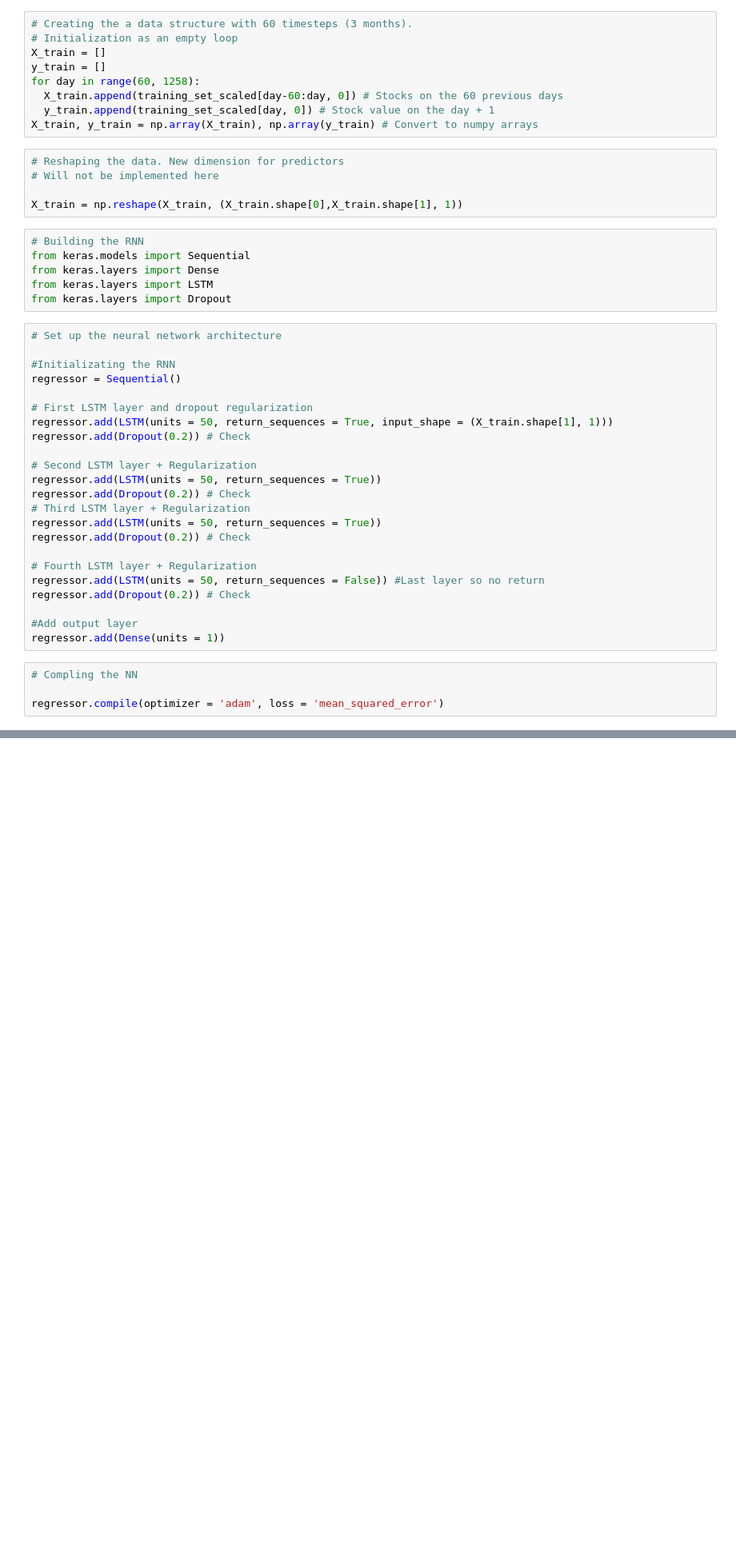
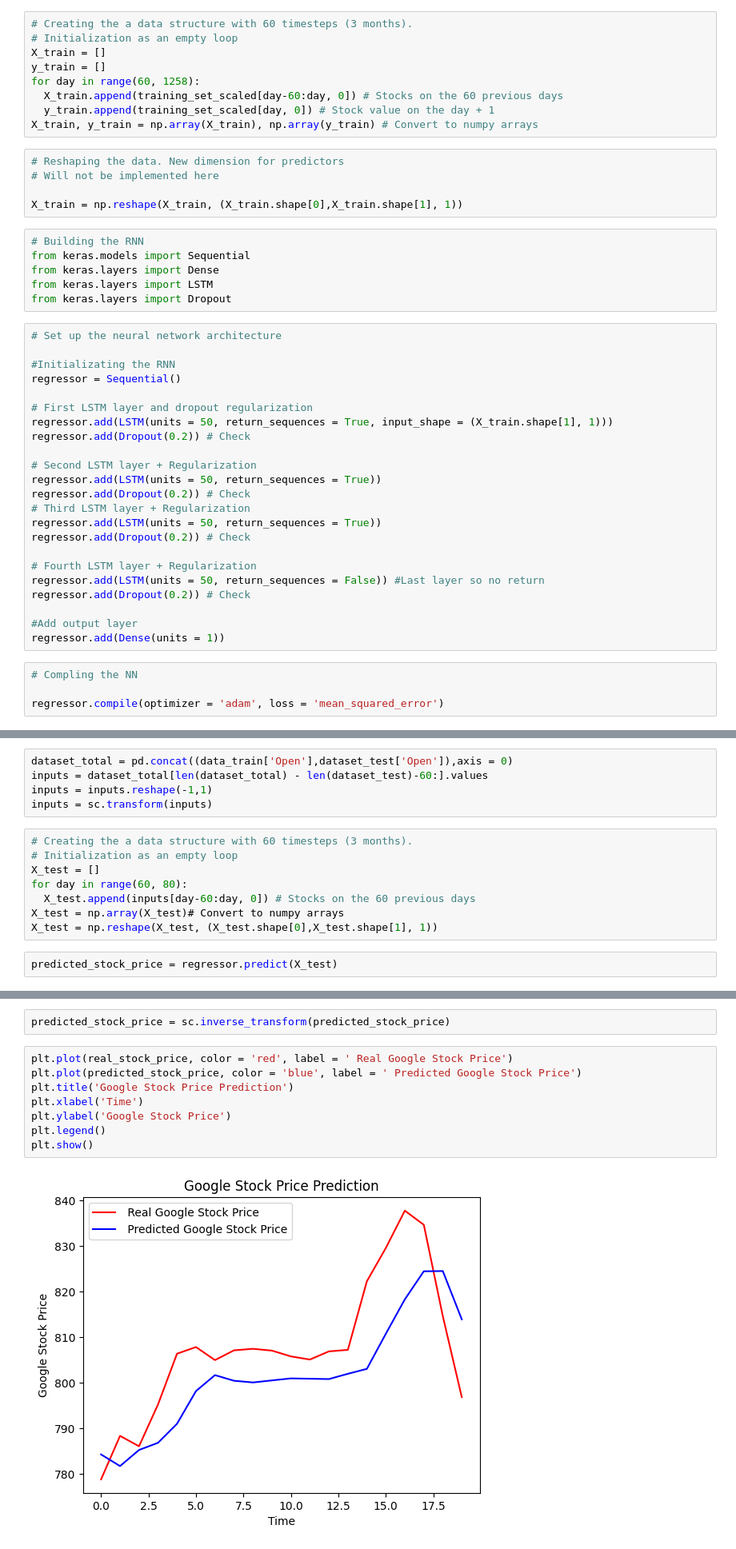
Before and after one commit to guiraposo/MLProjects, a Jupyter notebook: Stock_Trend_RNN/rnn.ipynb, the cells around one changed output, grey strips where cells are left out. Shown at 80% size. Drawn from its saved outputs; the diff is of its cells as text; blank space fills up the shorter version.

Commit message:
Training + Visualization

```diff
--- a/Stock_Trend_RNN/rnn.ipynb
+++ b/Stock_Trend_RNN/rnn.ipynb
@@ -65,0 +91,15 @@ regressor.compile(optimizer = 'adam', loss = 'mean_squared_error')
+# %%
+dataset_total = pd.concat((data_train['Open'],dataset_test['Open']),axis = 0)
+inputs = dataset_total[len(dataset_total) - len(dataset_test)-60:].values
+inputs = inputs.reshape(-1,1)
+inputs = sc.transform(inputs)
+# %%
+# Creating the a data structure with 60 timesteps (3 months).
+# Initialization as an empty loop
+X_test = []
+for day in range(60, 80):
+  X_test.append(inputs[day-60:day, 0]) # Stocks on the 60 previous days
+X_test = np.array(X_test)# Convert to numpy arrays
+X_test = np.reshape(X_test, (X_test.shape[0],X_test.shape[1], 1))
+# %%
+predicted_stock_price = regressor.predict(X_test)
@@ -65,0 +108,12 @@ regressor.compile(optimizer = 'adam', loss = 'mean_squared_error')
+# %%
+predicted_stock_price = sc.inverse_transform(predicted_stock_price)
+# %%
+plt.plot(real_stock_price, color = 'red', label = ' Real Google Stock Price')
+plt.plot(predicted_stock_price, color = 'blue', label = ' Predicted Google Stock Price')
+plt.title('Google Stock Price Prediction')
+plt.xlabel('Time')
+plt.ylabel('Google Stock Price')
+plt.legend()
+plt.show()
+# %% [output]
+[figure, added]
```
Also changed, not shown: parts of 3 cells of this notebook.
